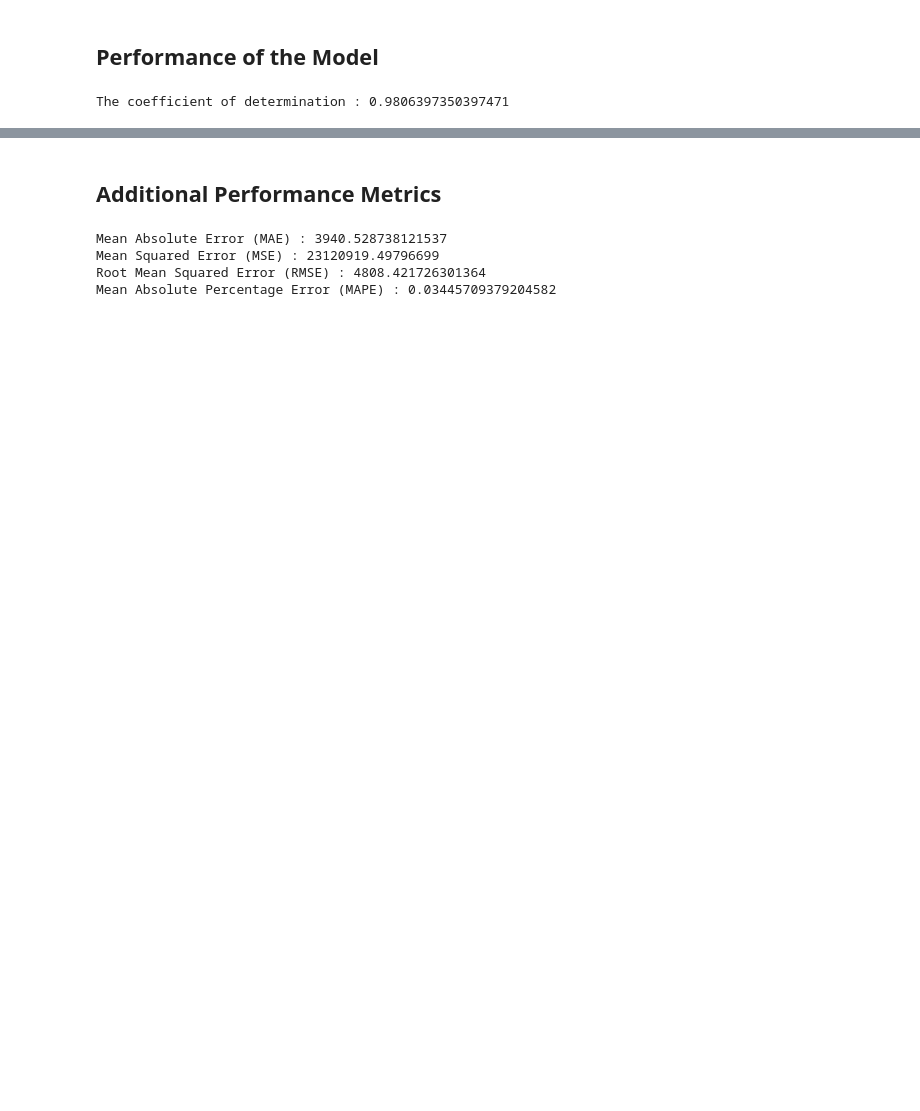
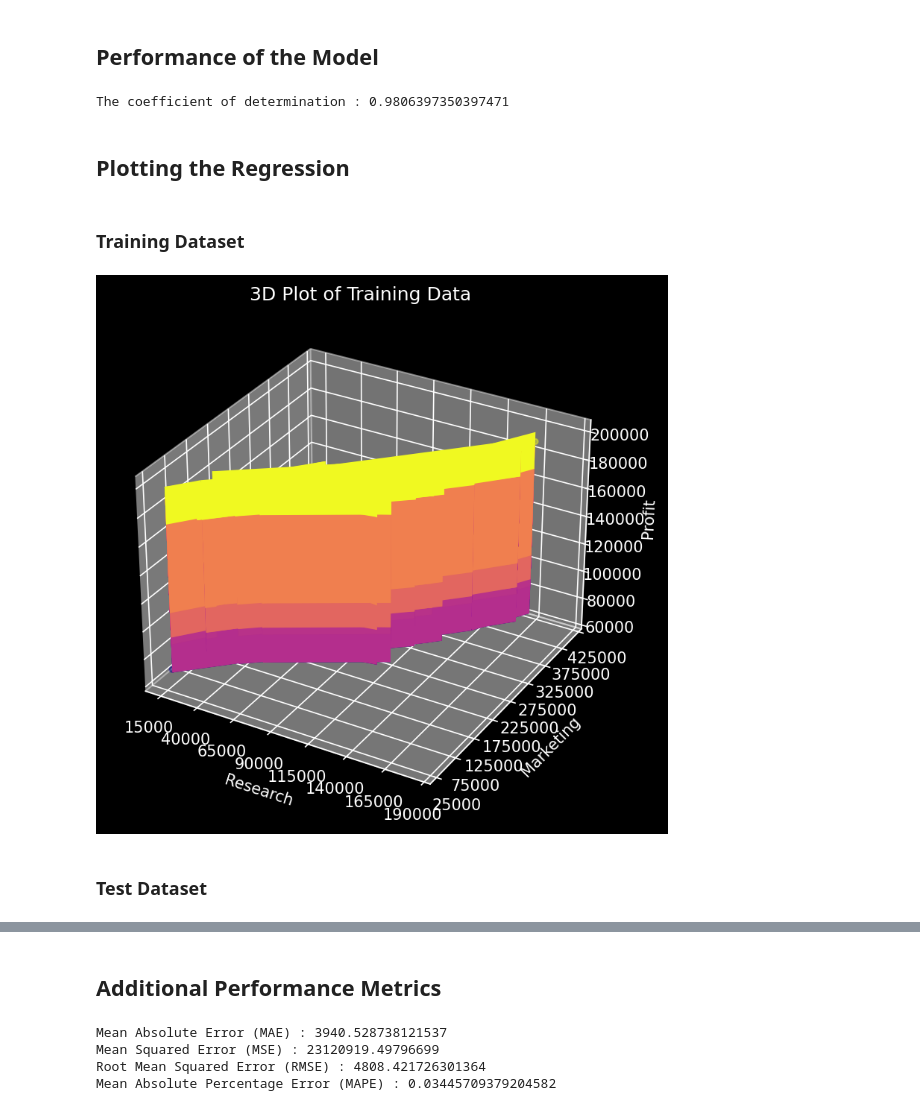
Before and after one commit to debjitpal5040/ML_Algorithms, a Jupyter notebook: Machine Learning/Supervised Learning/Regression/Linear Regression/Multiple Linear Regression/Multiple_Linear_Regression.ipynb, the cells around one changed output, grey strips where cells are left out. Drawn from its saved outputs; the diff is of its cells as text; code cells hidden in the pictures; blank space fills up the shorter version.

```diff
--- a/Machine Learning/Supervised Learning/Regression/Linear Regression/Multiple Linear Regression/Multiple_Linear_Regression.ipynb
+++ b/Machine Learning/Supervised Learning/Regression/Linear Regression/Multiple Linear Regression/Multiple_Linear_Regression.ipynb
@@ -138,3 +127,31 @@ print(y_test)
 print("The coefficient of determination :", r2_score(y_test,y_pred))
 # %% [output]
 The coefficient of determination : 0.9806397350397471
+# %% [markdown]
+## Plotting the Regression
+# %% [markdown]
+### Training Dataset
+# %%
+a=[];b=[]
+for i in range(len(X_train)):
+    a.append(X_train[i][0])
+    b.append(X_train[i][1])
+p=reg.predict(X_train).reshape(-1,1)
+# %%
+plt.figure(figsize=(6, 6), dpi=150)
+plt.style.use('dark_background')
+ax = plt.axes(projection ='3d') # syntax for 3-D projection
+ax.scatter3D(a, b, y_train, c=y_train, marker="." ,cmap='plasma', s=50)
+ax.plot_surface(a, b, p, cmap='plasma')
+ax.set_xticks(np.arange(15000, 200000, 25000))
+ax.set_yticks(np.arange(25000, 475000, 50000))
+ax.set_zticks(np.arange(60000,220000,20000))
+ax.set_xlabel("Research")
+ax.set_ylabel("Marketing")
+ax.set_zlabel("Profit")
+ax.set_title("3D Plot of Training Data")
+plt.savefig("Images/3D_Plot_Training_Data.png",bbox_inches='tight')
+# %% [output]
+[figure, added]
+# %% [markdown]
+### Test Dataset
```
Also changed, not shown: parts of 3 cells of this notebook, 2 other files.
